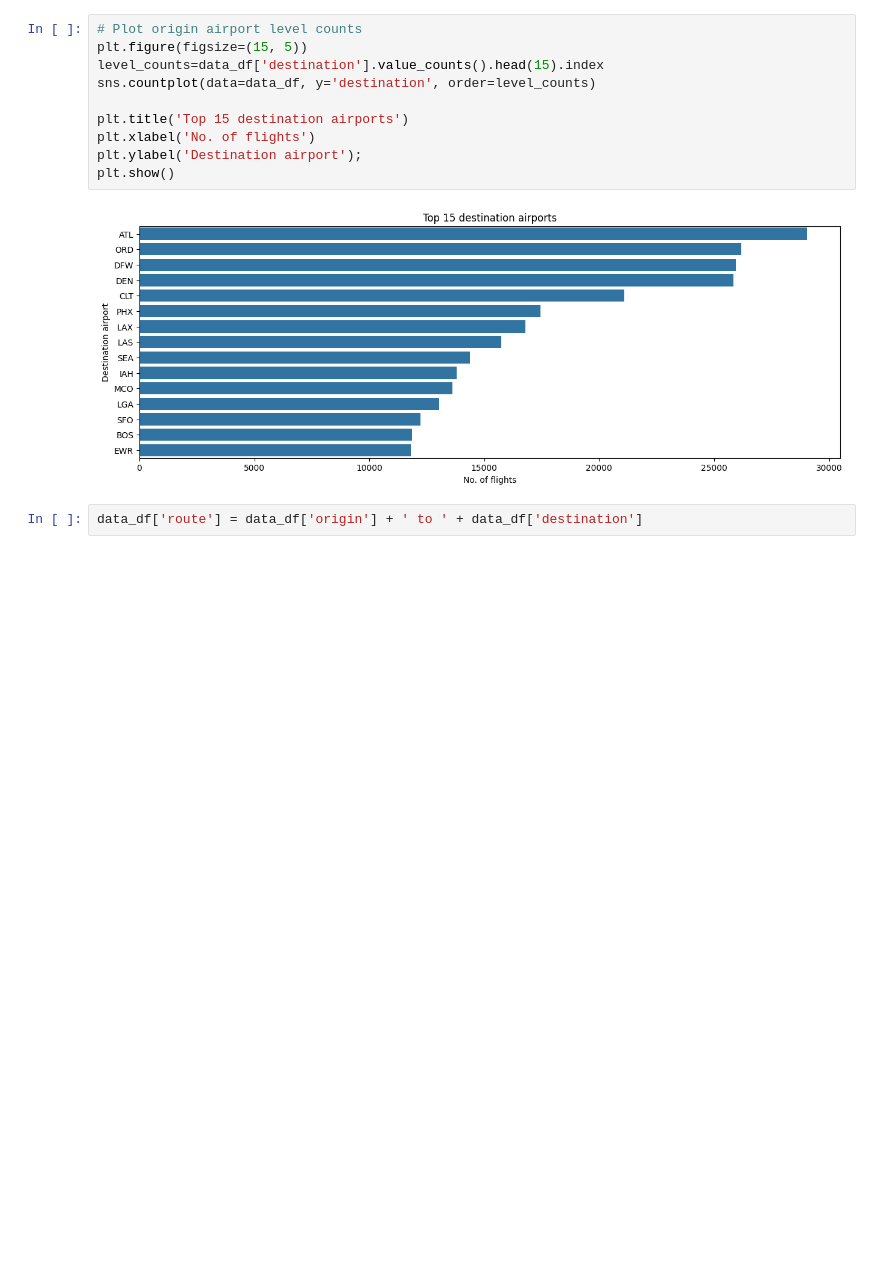
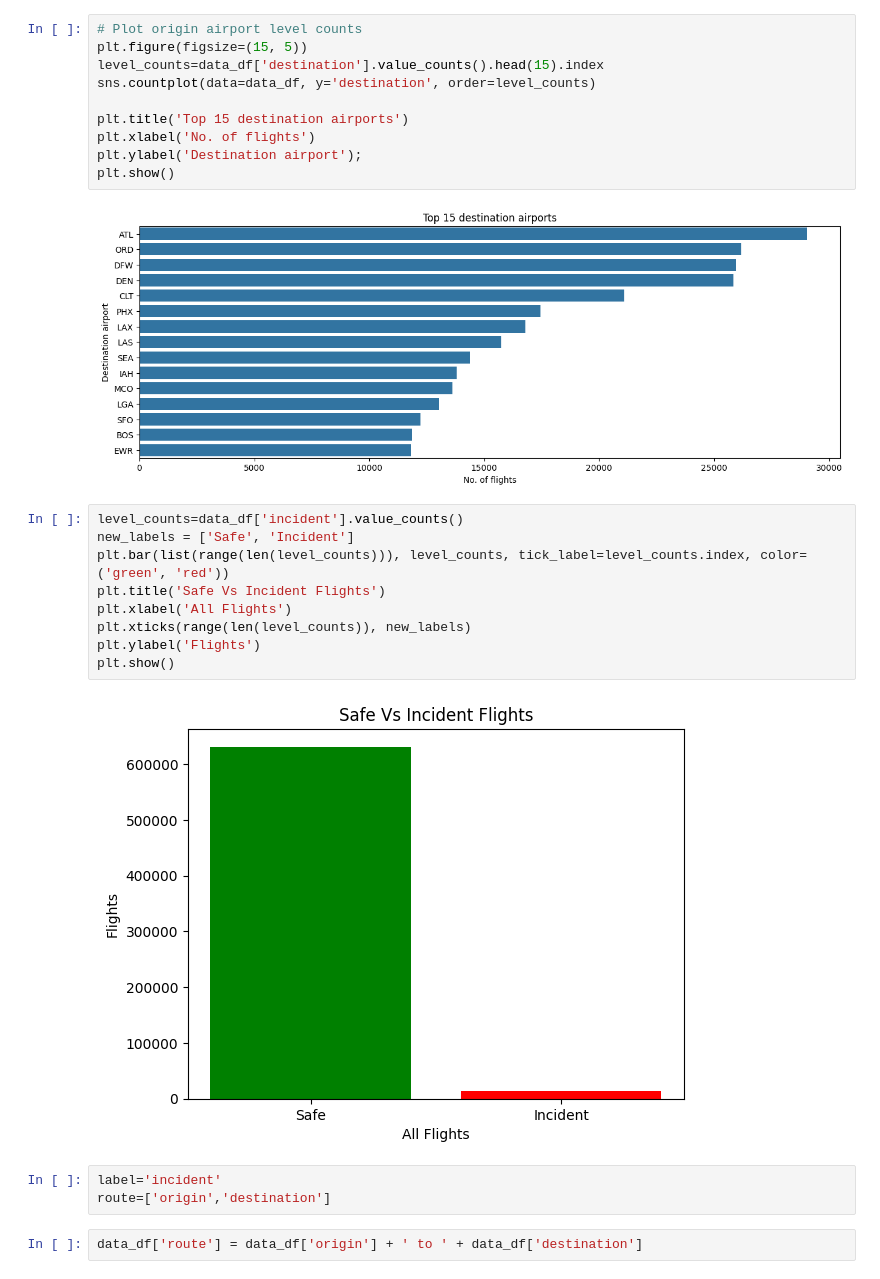
Before and after one commit to 4GeeksAcademy/maps-aviation_final_project, a Jupyter notebook: src/Madesh_02.ipynb, the cells around one changed output. Cells and saved outputs as stored; diff of their text form; blank space fills up the shorter version.

```diff
--- a/src/Madesh_02.ipynb
+++ b/src/Madesh_02.ipynb
@@ -103,6 +103,20 @@ plt.ylabel('Destination airport');
 plt.show()
 # %% [output]
 [figure]
+# %%
+level_counts=data_df['incident'].value_counts()
+new_labels = ['Safe', 'Incident']
+plt.bar(list(range(len(level_counts))), level_counts, tick_label=level_counts.index, color=('green', 'red'))
+plt.title('Safe Vs Incident Flights')
+plt.xlabel('All Flights')
+plt.xticks(range(len(level_counts)), new_labels)
+plt.ylabel('Flights')
+plt.show()
+# %% [output]
+[figure, added]
+# %%
+label='incident'
+route=['origin','destination']
 # %%
 data_df['route'] = data_df['origin'] + ' to ' + data_df['destination']
 # %%
```
